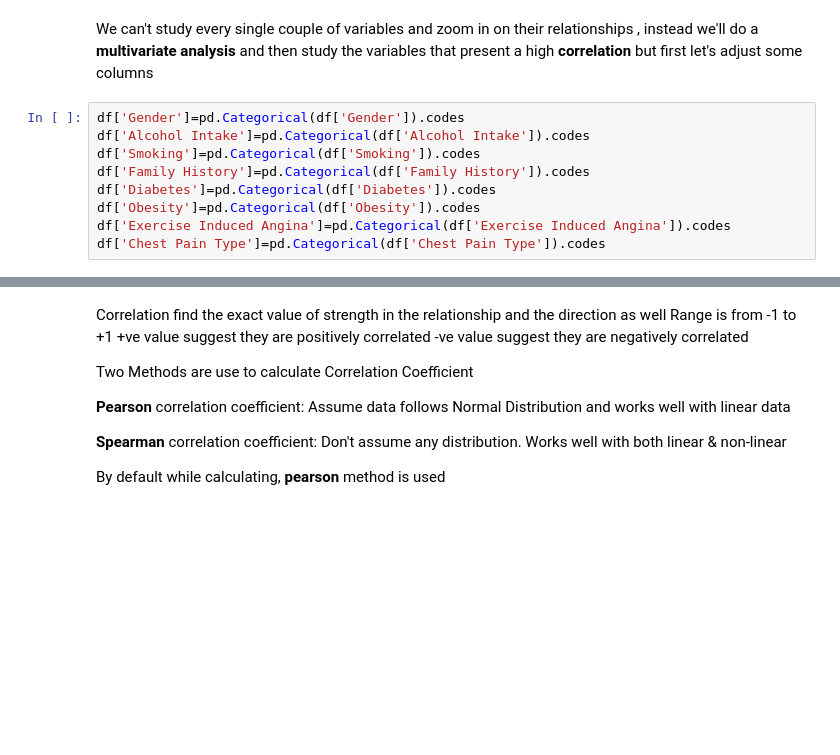
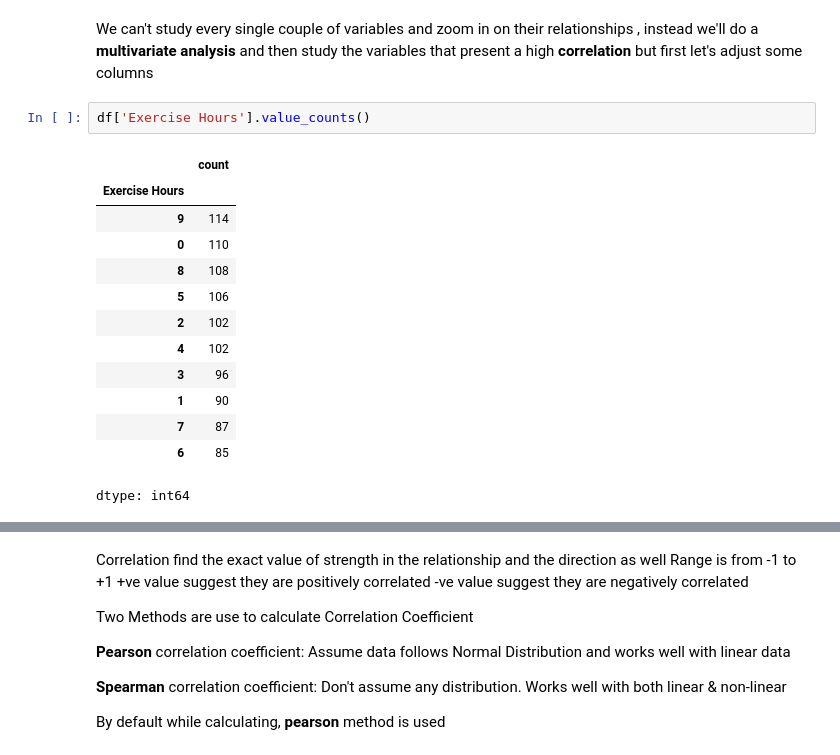
Before and after one commit to ZakariaElKazdam/EDA, a Jupyter notebook: eda.ipynb, the cells around one changed output, grey strips where cells are left out. Cells and saved outputs as stored; diff of their text form; blank space fills up the shorter version.

```diff
--- a/eda.ipynb
+++ b/eda.ipynb
@@ -327,12 +327,19 @@ plt.show()
 # %% [markdown]
 We can't study every single couple of variables and zoom in on their relationships , instead we'll do a **multivariate analysis** and then study the variables that present a high **correlation**
 but first let's adjust some columns
-# %%
-df['Gender']=pd.Categorical(df['Gender']).codes
-df['Alcohol Intake']=pd.Categorical(df['Alcohol Intake']).codes
-df['Smoking']=pd.Categorical(df['Smoking']).codes
-df['Family History']=pd.Categorical(df['Family History']).codes
-df['Diabetes']=pd.Categorical(df['Diabetes']).codes
-df['Obesity']=pd.Categorical(df['Obesity']).codes
-df['Exercise Induced Angina']=pd.Categorical(df['Exercise Induced Angina']).codes
-df['Chest Pain Type']=pd.Categorical(df['Chest Pain Type']).codes
+# %%
+df['Exercise Hours'].value_counts()
+# %% [output]
+|  | count |
+| Exercise Hours |  |
+| 9 | 114 |
+| 0 | 110 |
+| 8 | 108 |
+| 5 | 106 |
+| 2 | 102 |
+| 4 | 102 |
+| 3 | 96 |
+| 1 | 90 |
+| 7 | 87 |
+| 6 | 85 |
+dtype: int64
```
Also changed, not shown: parts of 16 cells of this notebook.
